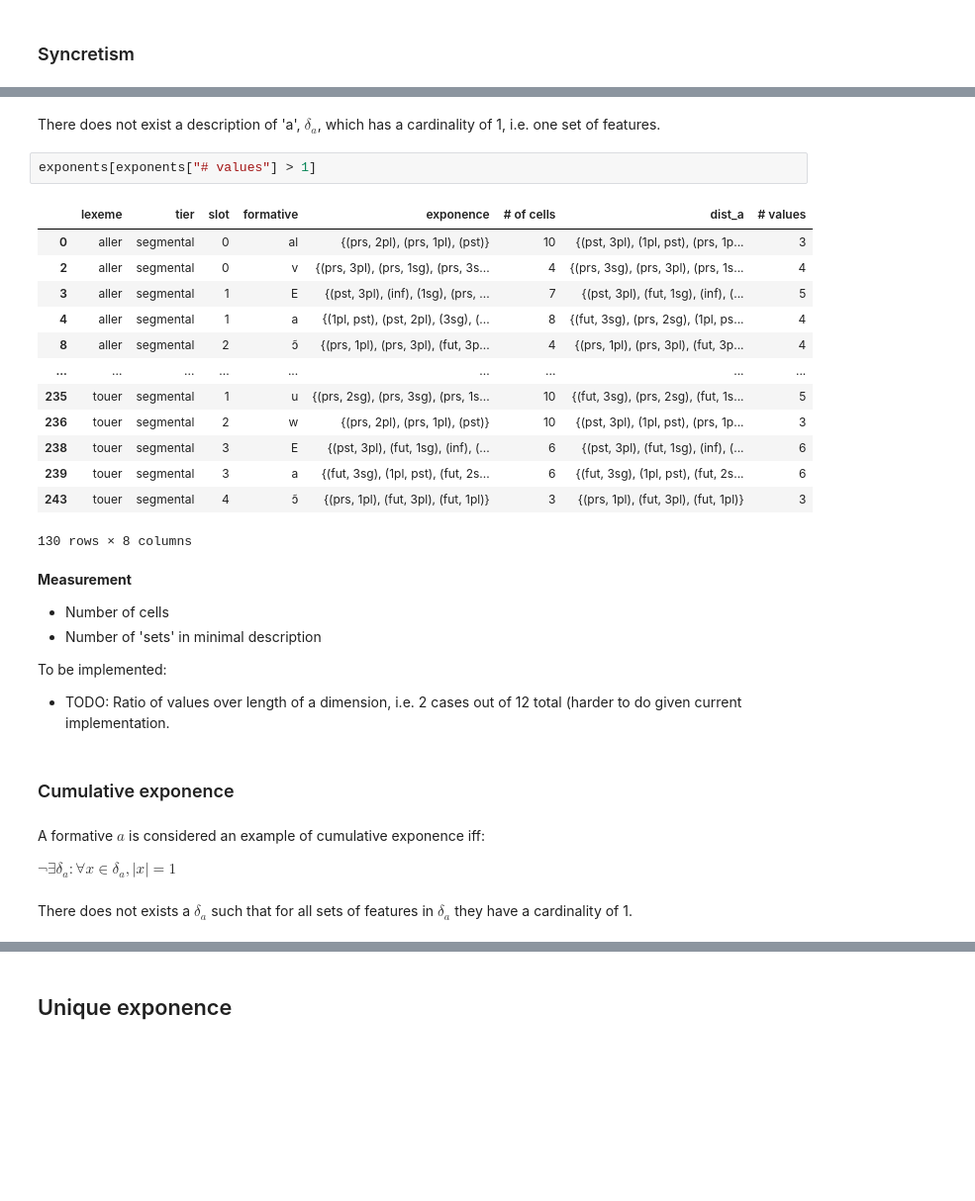
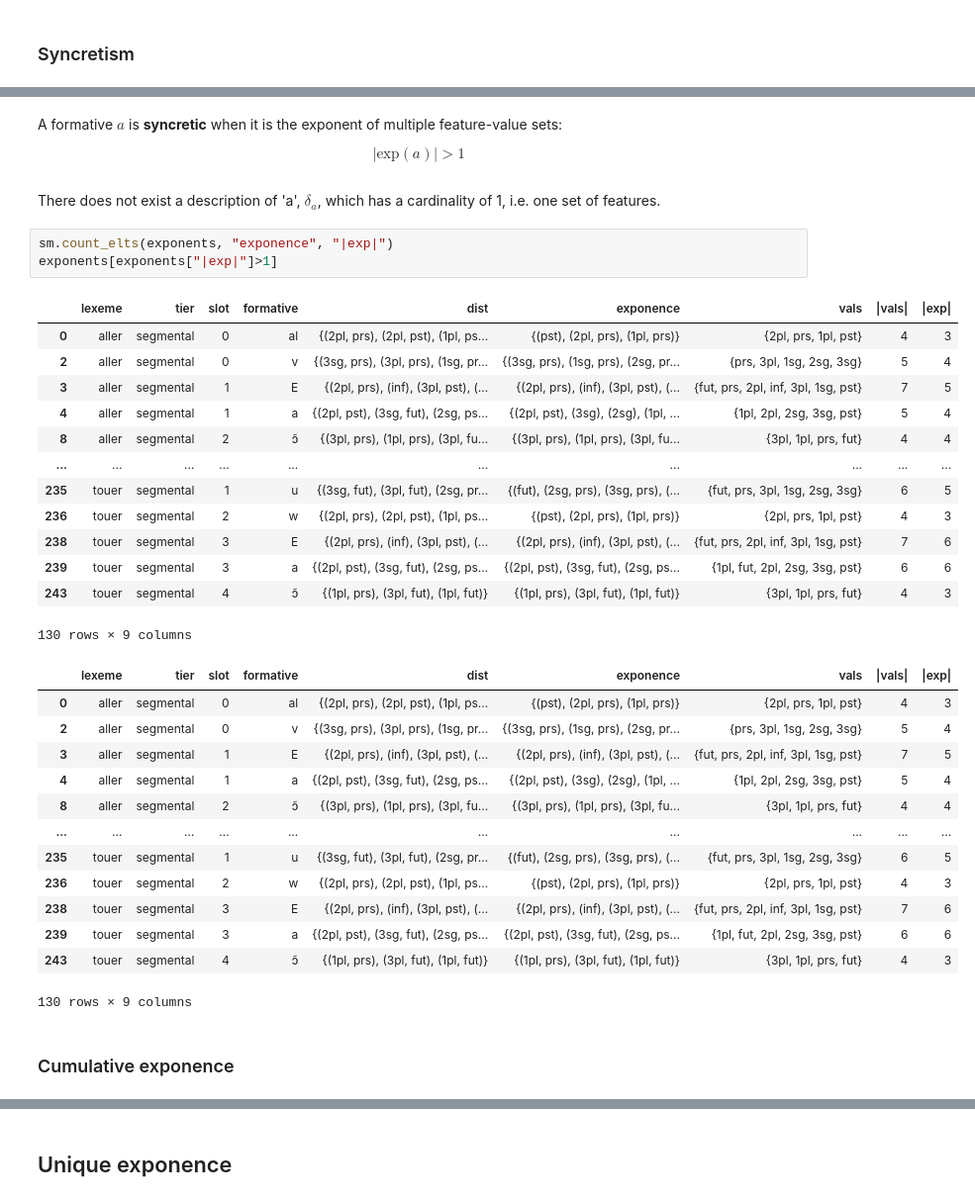
Before and after one commit to maecarroll/setMorph, a Jupyter notebook: ExponenceTypology.ipynb, the cells around one changed output, grey strips where cells are left out. Shown at 99% size. Cells and saved outputs as stored; diff of their text form; blank space fills up the shorter version.

```diff
--- a/ExponenceTypology.ipynb
+++ b/ExponenceTypology.ipynb
@@ -123,34 +262,39 @@ $\neg\exists \delta_a : |\delta_a| = 1$
+# %% [markdown]
+
+A formative $a$ is **syncretic** when it is the exponent of multiple feature-value sets:
+
+$$|\text{exp}(a)| > 1$$
 # %% [markdown]
 There does not exist a description of 'a', $\delta_a$, which has a cardinality of 1, i.e. one set of features.
-# %%
-exponents[exponents["# values"] > 1]
-# %% [output]
-|  | lexeme | tier | slot | formative | exponence | # of cells | dist_a | # values |
-| 0 | aller | segmental | 0 | al | {(prs, 2pl), (prs, 1pl), (pst)} | 10 | {(pst, 3pl), (1pl, pst), (prs, 1p... | 3 |
-| 2 | aller | segmental | 0 | v | {(prs, 3pl), (prs, 1sg), (prs, 3s... | 4 | {(prs, 3sg), (prs, 3pl), (prs, 1s... | 4 |
-| 3 | aller | segmental | 1 | E | {(pst, 3pl), (inf), (1sg), (prs, ... | 7 | {(pst, 3pl), (fut, 1sg), (inf), (... | 5 |
-| 4 | aller | segmental | 1 | a | {(1pl, pst), (pst, 2pl), (3sg), (... | 8 | {(fut, 3sg), (prs, 2sg), (1pl, ps... | 4 |
-| 8 | aller | segmental | 2 | ɔ̃ | {(prs, 1pl), (prs, 3pl), (fut, 3p... | 4 | {(prs, 1pl), (prs, 3pl), (fut, 3p... | 4 |
-| ... | ... | ... | ... | ... | ... | ... | ... | ... |
-| 235 | touer | segmental | 1 | u | {(prs, 2sg), (prs, 3sg), (prs, 1s... | 10 | {(fut, 3sg), (prs, 2sg), (fut, 1s... | 5 |
-| 236 | touer | segmental | 2 | w | {(prs, 2pl), (prs, 1pl), (pst)} | 10 | {(pst, 3pl), (1pl, pst), (prs, 1p... | 3 |
-| 238 | touer | segmental | 3 | E | {(pst, 3pl), (fut, 1sg), (inf), (... | 6 | {(pst, 3pl), (fut, 1sg), (inf), (... | 6 |
-| 239 | touer | segmental | 3 | a | {(fut, 3sg), (1pl, pst), (fut, 2s... | 6 | {(fut, 3sg), (1pl, pst), (fut, 2s... | 6 |
-| 243 | touer | segmental | 4 | ɔ̃ | {(prs, 1pl), (fut, 3pl), (fut, 1pl)} | 3 | {(prs, 1pl), (fut, 3pl), (fut, 1pl)} | 3 |
-130 rows × 8 columns
-# %% [markdown]
-**Measurement**
-
-- Number of cells
-- Number of 'sets' in minimal description
-
-To be implemented:
-- TODO: Ratio of values over length of a dimension, i.e. 2 cases out of 12 total (harder to do given current implementation.
+# %%
+sm.count_elts(exponents, "exponence", "|exp|")
+exponents[exponents["|exp|"]>1]
+# %% [output]
+|  | lexeme | tier | slot | formative | dist | exponence | vals | |vals| | |exp| |
+| 0 | aller | segmental | 0 | al | {(2pl, prs), (2pl, pst), (1pl, ps... | {(pst), (2pl, prs), (1pl, prs)} | {2pl, prs, 1pl, pst} | 4 | 3 |
+| 2 | aller | segmental | 0 | v | {(3sg, prs), (3pl, prs), (1sg, pr... | {(3sg, prs), (1sg, prs), (2sg, pr... | {prs, 3pl, 1sg, 2sg, 3sg} | 5 | 4 |
+| 3 | aller | segmental | 1 | E | {(2pl, prs), (inf), (3pl, pst), (... | {(2pl, prs), (inf), (3pl, pst), (... | {fut, prs, 2pl, inf, 3pl, 1sg, pst} | 7 | 5 |
+| 4 | aller | segmental | 1 | a | {(2pl, pst), (3sg, fut), (2sg, ps... | {(2pl, pst), (3sg), (2sg), (1pl, ... | {1pl, 2pl, 2sg, 3sg, pst} | 5 | 4 |
+| 8 | aller | segmental | 2 | ɔ̃ | {(3pl, prs), (1pl, prs), (3pl, fu... | {(3pl, prs), (1pl, prs), (3pl, fu... | {3pl, 1pl, prs, fut} | 4 | 4 |
+| ... | ... | ... | ... | ... | ... | ... | ... | ... | ... |
+| 235 | touer | segmental | 1 | u | {(3sg, fut), (3pl, fut), (2sg, pr... | {(fut), (2sg, prs), (3sg, prs), (... | {fut, prs, 3pl, 1sg, 2sg, 3sg} | 6 | 5 |
+| 236 | touer | segmental | 2 | w | {(2pl, prs), (2pl, pst), (1pl, ps... | {(pst), (2pl, prs), (1pl, prs)} | {2pl, prs, 1pl, pst} | 4 | 3 |
+| 238 | touer | segmental | 3 | E | {(2pl, prs), (inf), (3pl, pst), (... | {(2pl, prs), (inf), (3pl, pst), (... | {fut, prs, 2pl, inf, 3pl, 1sg, pst} | 7 | 6 |
+| 239 | touer | segmental | 3 | a | {(2pl, pst), (3sg, fut), (2sg, ps... | {(2pl, pst), (3sg, fut), (2sg, ps... | {1pl, fut, 2pl, 2sg, 3sg, pst} | 6 | 6 |
+| 243 | touer | segmental | 4 | ɔ̃ | {(1pl, prs), (3pl, fut), (1pl, fut)} | {(1pl, prs), (3pl, fut), (1pl, fut)} | {3pl, 1pl, prs, fut} | 4 | 3 |
+130 rows × 9 columns
+|  | lexeme | tier | slot | formative | dist | exponence | vals | |vals| | |exp| |
+| 0 | aller | segmental | 0 | al | {(2pl, prs), (2pl, pst), (1pl, ps... | {(pst), (2pl, prs), (1pl, prs)} | {2pl, prs, 1pl, pst} | 4 | 3 |
+| 2 | aller | segmental | 0 | v | {(3sg, prs), (3pl, prs), (1sg, pr... | {(3sg, prs), (1sg, prs), (2sg, pr... | {prs, 3pl, 1sg, 2sg, 3sg} | 5 | 4 |
+| 3 | aller | segmental | 1 | E | {(2pl, prs), (inf), (3pl, pst), (... | {(2pl, prs), (inf), (3pl, pst), (... | {fut, prs, 2pl, inf, 3pl, 1sg, pst} | 7 | 5 |
+| 4 | aller | segmental | 1 | a | {(2pl, pst), (3sg, fut), (2sg, ps... | {(2pl, pst), (3sg), (2sg), (1pl, ... | {1pl, 2pl, 2sg, 3sg, pst} | 5 | 4 |
+| 8 | aller | segmental | 2 | ɔ̃ | {(3pl, prs), (1pl, prs), (3pl, fu... | {(3pl, prs), (1pl, prs), (3pl, fu... | {3pl, 1pl, prs, fut} | 4 | 4 |
+| ... | ... | ... | ... | ... | ... | ... | ... | ... | ... |
+| 235 | touer | segmental | 1 | u | {(3sg, fut), (3pl, fut), (2sg, pr... | {(fut), (2sg, prs), (3sg, prs), (... | {fut, prs, 3pl, 1sg, 2sg, 3sg} | 6 | 5 |
+| 236 | touer | segmental | 2 | w | {(2pl, prs), (2pl, pst), (1pl, ps... | {(pst), (2pl, prs), (1pl, prs)} | {2pl, prs, 1pl, pst} | 4 | 3 |
+| 238 | touer | segmental | 3 | E | {(2pl, prs), (inf), (3pl, pst), (... | {(2pl, prs), (inf), (3pl, pst), (... | {fut, prs, 2pl, inf, 3pl, 1sg, pst} | 7 | 6 |
+| 239 | touer | segmental | 3 | a | {(2pl, pst), (3sg, fut), (2sg, ps... | {(2pl, pst), (3sg, fut), (2sg, ps... | {1pl, fut, 2pl, 2sg, 3sg, pst} | 6 | 6 |
+| 243 | touer | segmental | 4 | ɔ̃ | {(1pl, prs), (3pl, fut), (1pl, fut)} | {(1pl, prs), (3pl, fut), (1pl, fut)} | {3pl, 1pl, prs, fut} | 4 | 3 |
+130 rows × 9 columns
 # %% [markdown]
 ### Cumulative exponence
-# %% [markdown]
-A formative $a$ is considered an example of cumulative exponence iff:
-
-$\neg\exists \delta_a : \forall x \in \delta_a, |x| = 1$
-# %% [markdown]
-There does not exists a $\delta_a$ such that for all sets of features in $\delta_a$ they have a cardinality of 1.
```
Also changed, not shown: parts of 65 cells of this notebook, 5 other files.
